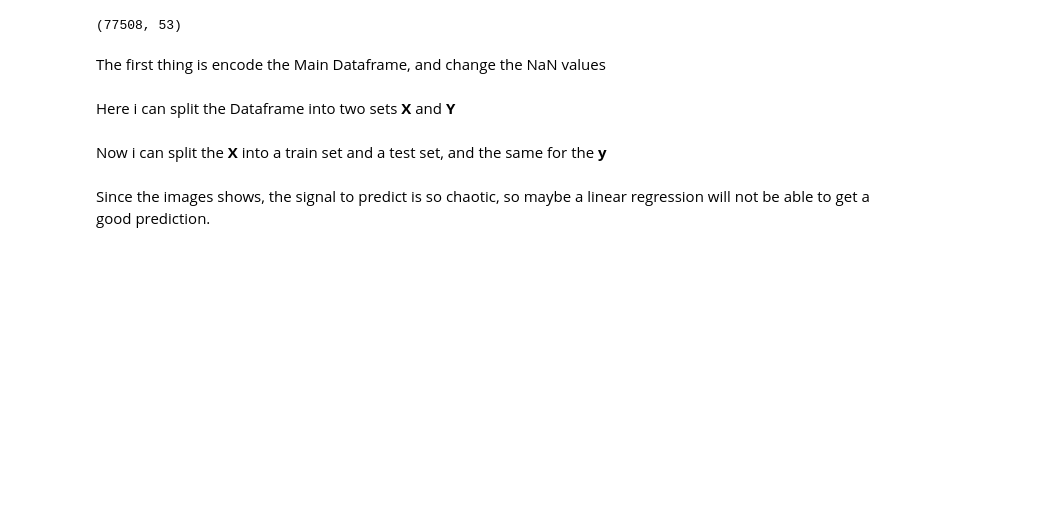
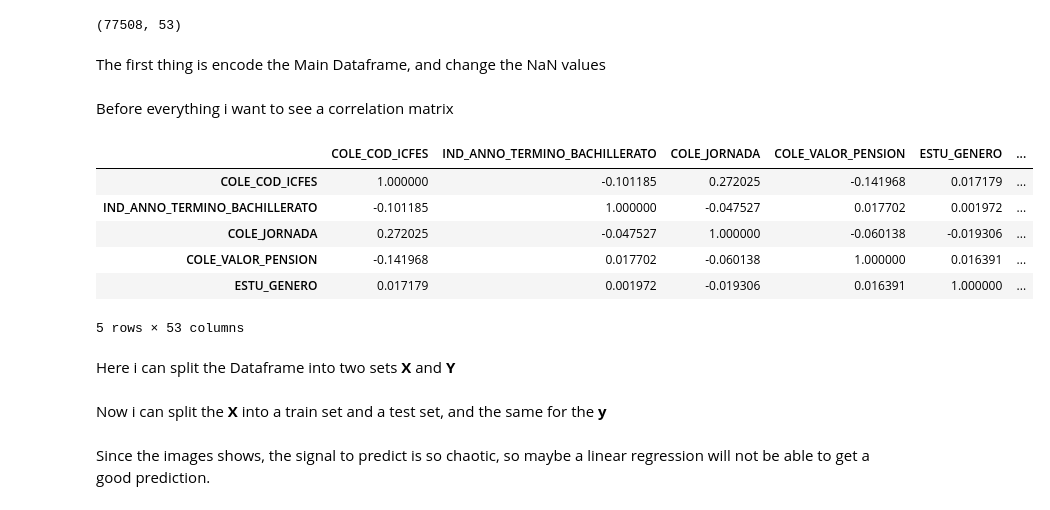
Before and after one commit to AronForero/ICFESProject, a Jupyter notebook: New_Project/Predictors/2000.ipynb, the cells around one changed output. Saved outputs shown, nothing was run; the diff lists cells and outputs as text; code cells hidden in the pictures; blank space fills up the shorter version.

```diff
--- a/New_Project/Predictors/2000.ipynb
+++ b/New_Project/Predictors/2000.ipynb
@@ -26,6 +26,18 @@ X_list = data_2000_1.columns.difference(y_list)
 The first thing is encode the Main Dataframe, and change the NaN values
 # %%
 data_2000_1 = label_encoder(data_2000_1)
+# %% [markdown]
+Before everything i want to see a correlation matrix
+# %%
+data_2000_1.corr().head()
+# %% [output]
+|  | COLE_COD_ICFES | IND_ANNO_TERMINO_BACHILLERATO | COLE_JORNADA | COLE_VALOR_PENSION | ESTU_GENERO | ... |
+| COLE_COD_ICFES | 1.000000 | -0.101185 | 0.272025 | -0.141968 | 0.017179 | ... |
+| IND_ANNO_TERMINO_BACHILLERATO | -0.101185 | 1.000000 | -0.047527 | 0.017702 | 0.001972 | ... |
+| COLE_JORNADA | 0.272025 | -0.047527 | 1.000000 | -0.060138 | -0.019306 | ... |
+| COLE_VALOR_PENSION | -0.141968 | 0.017702 | -0.060138 | 1.000000 | 0.016391 | ... |
+| ESTU_GENERO | 0.017179 | 0.001972 | -0.019306 | 0.016391 | 1.000000 | ... |
+5 rows × 53 columns
 # %% [markdown]
 Here i can split the Dataframe into two sets **X** and **Y**
 # %%
```
Also changed, not shown: 1 other file.
